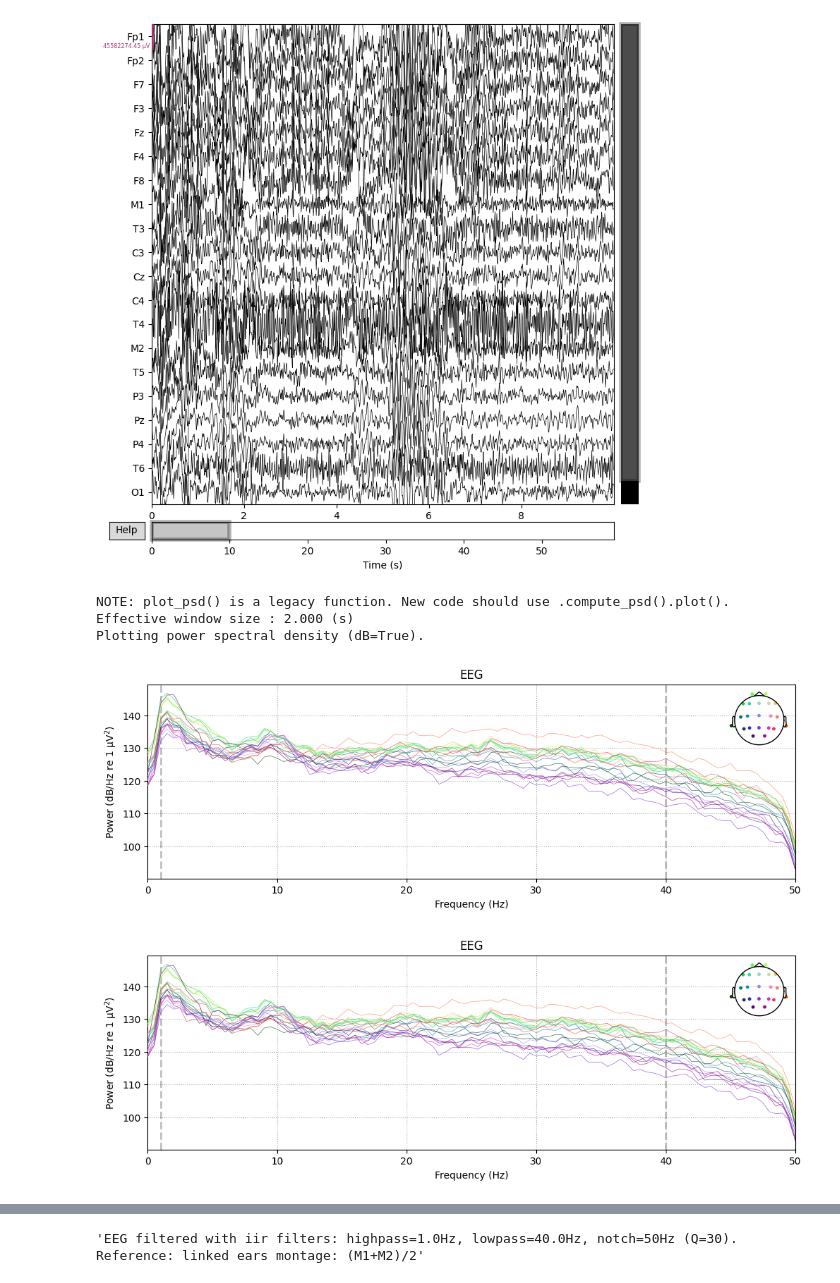
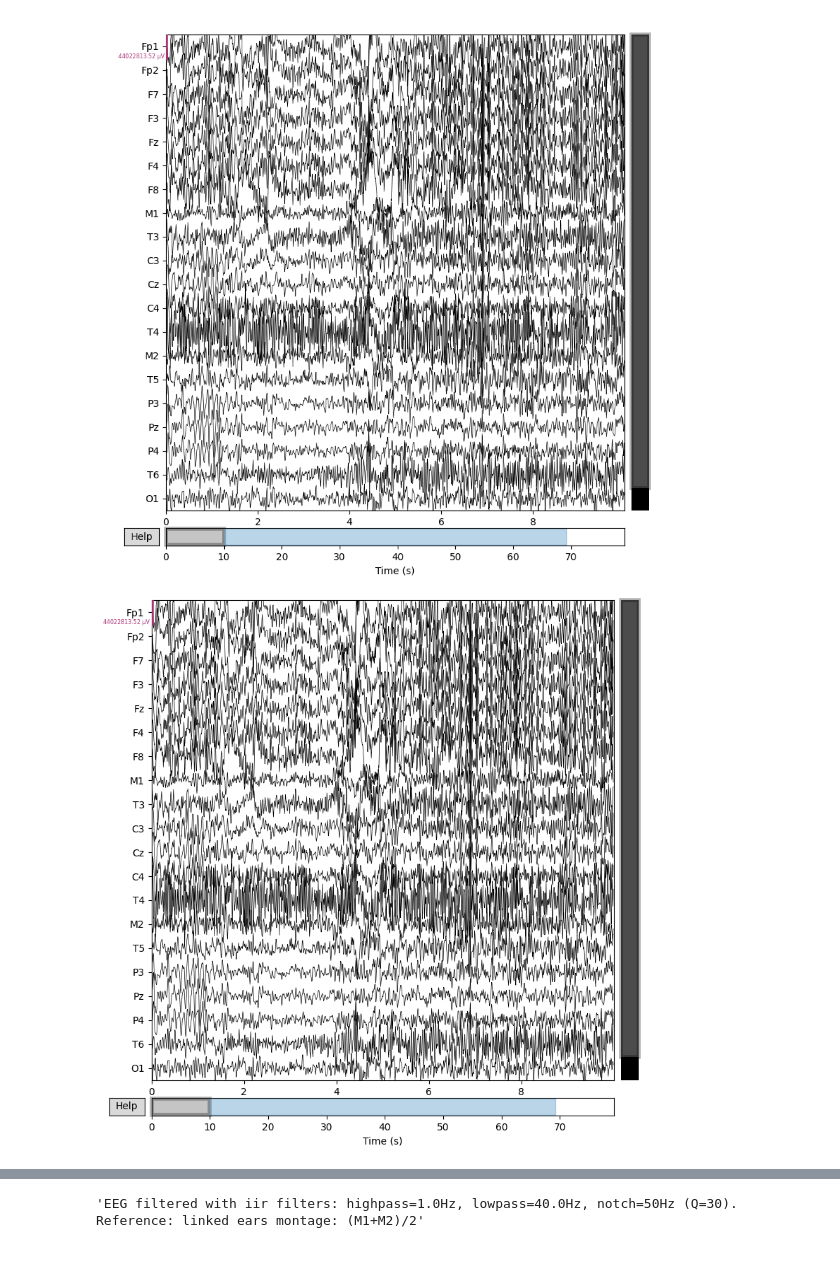
Before and after one commit to SYNCC-IN/hyperscanning-signal-analysis, a Jupyter notebook: scripts/mne_export_test.ipynb, the cells around one changed output, grey strips where cells are left out. Saved outputs shown, nothing was run; the diff lists cells and outputs as text; code cells hidden in the pictures.

```diff
--- a/scripts/mne_export_test.ipynb
+++ b/scripts/mne_export_test.ipynb
@@ -63,8 +71,9 @@ Index(['time_idx', 'EEG_ch_Fp1', 'EEG_ch_Fp2', 'EEG_ch_F7', 'EEG_ch_F3',
 # %%
-%matplotlib inline
-raw = dataloader.export_eeg_to_mne_raw(multimodal_data, who="cg", events='Incredibles', times=None)
+%matplotlib widget
+raw, times = dataloader.export_eeg_to_mne_raw(multimodal_data, who="cg", event='Incredibles', times=None, margin_around_event=10.0)
+
 print(raw)
 print(raw.info)
 raw.plot(scalings='auto')
-raw.plot_psd(fmax=50)
+#raw.plot_psd(fmax=50)
 # %% [output]
@@ -90,9 +98,5 @@ Using matplotlib as 2D backend.
-[figure, old version]
+[figure, new version]
-NOTE: plot_psd() is a legacy function. New code should use .compute_psd().plot().
-Effective window size : 2.000 (s)
-Plotting power spectral density (dB=True).
-[figure, old version]
+[figure, new version]
-[figure, removed]
 # %%
 print(raw.first_samp)
 print(raw.first_time)
```
Also changed, not shown: parts of 8 cells of this notebook, 2 other files.
